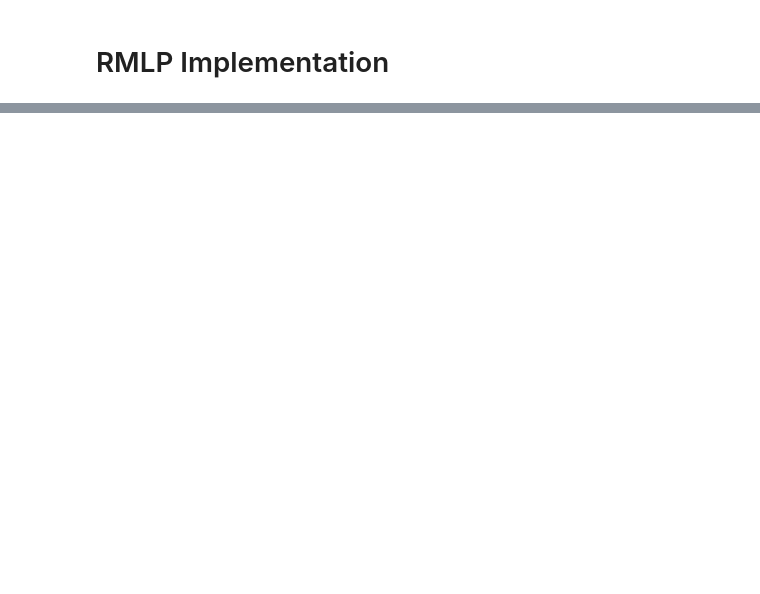
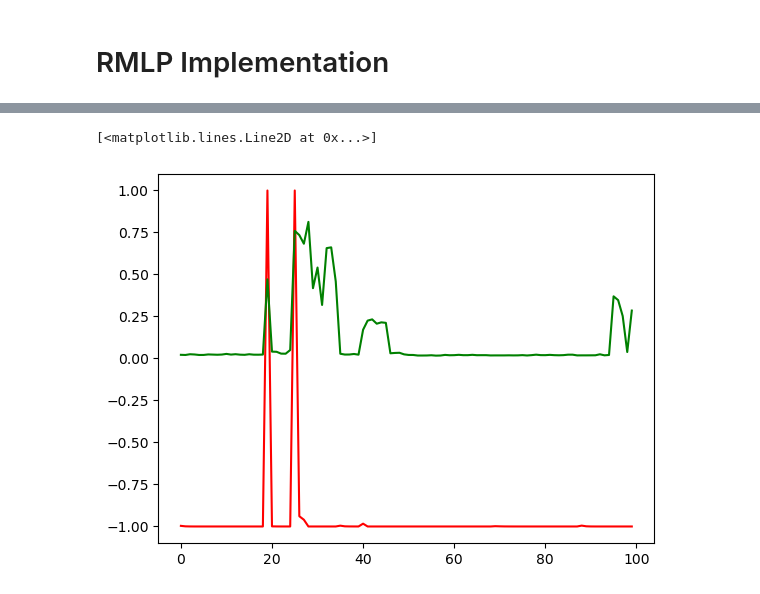
Before and after one commit to whoismuch/recurrent-neural-network, a Jupyter notebook: RMLP.ipynb, the cells around one changed output, grey strips where cells are left out. Cells and saved outputs as stored; diff of their text form; code cells hidden in the pictures; blank space fills up the shorter version.

```diff
--- a/RMLP.ipynb
+++ b/RMLP.ipynb
@@ -370 +366,7 @@ class RMLP:
+# %%
+plt.plot(y_p_f_b[9][:, 0][:100], color='red')
+plt.plot(y_t_f_b[9][:, 0][:100], color='green')
+# %% [output]
+[<matplotlib.lines.Line2D at 0x...>]
+[figure, added]
 # %%
```
Also changed, not shown: parts of 54 cells of this notebook, 2 other files.
